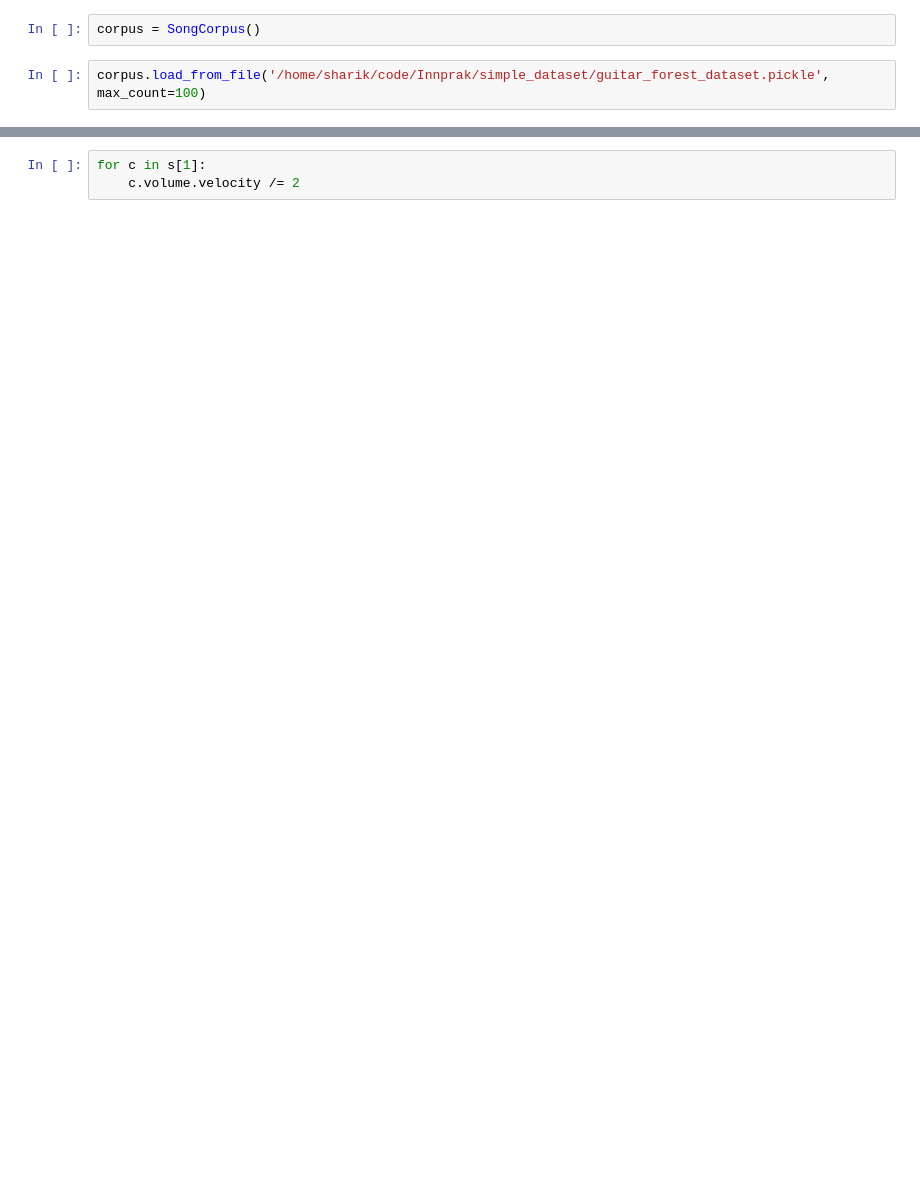
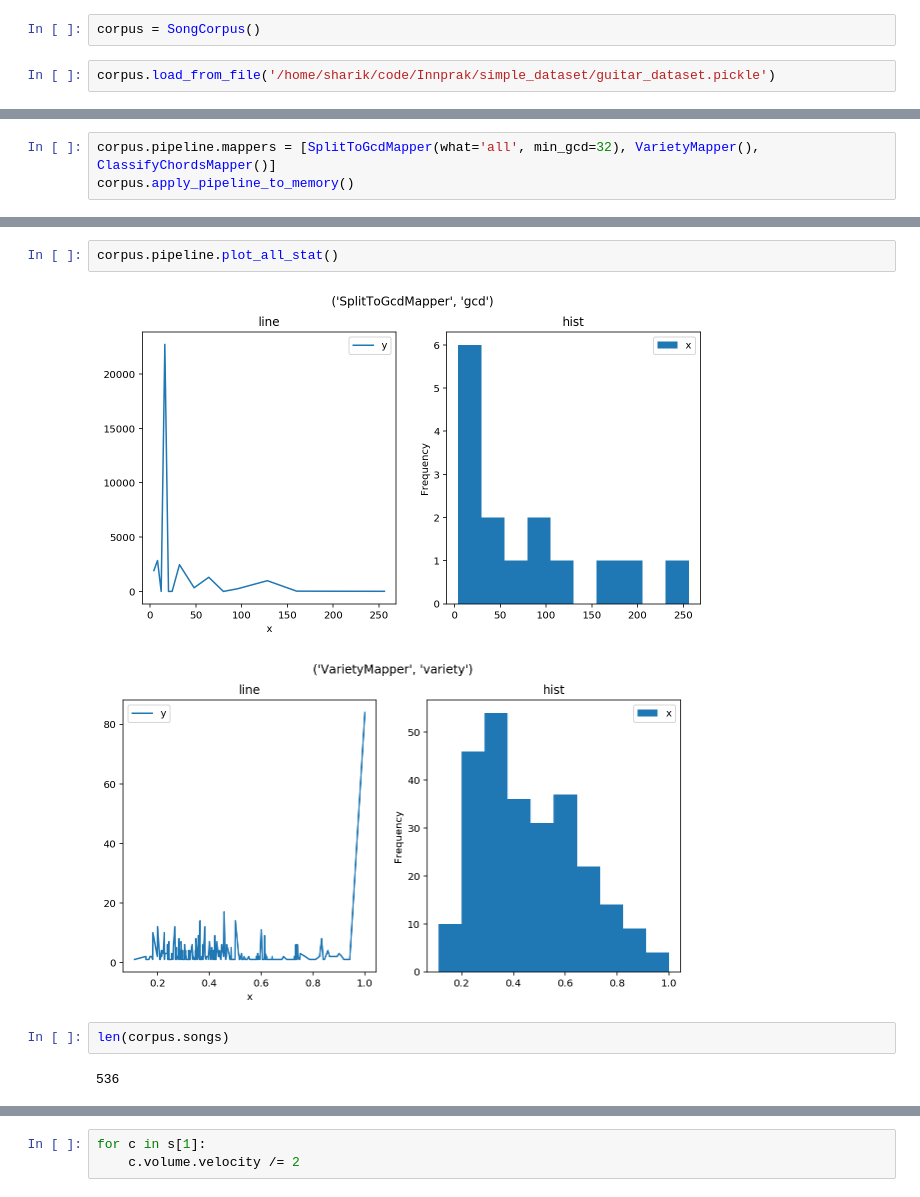
Before and after one commit to nzinov/accompaniator, a Jupyter notebook: ml/simple_dataset_preparing.ipynb, the cells around one changed output, grey strips where cells are left out. Drawn from its saved outputs; the diff is of its cells as text; blank space fills up the shorter version.

Commit message:
Uniformity mapper

```diff
--- a/ml/simple_dataset_preparing.ipynb
+++ b/ml/simple_dataset_preparing.ipynb
@@ -16,5 +17,5 @@ music21.environment.set('musescoreDirectPNGPath', '/usr/bin/musescore')
 # %%
 corpus = SongCorpus()
 # %%
-corpus.load_from_file('/home/sharik/code/Innprak/simple_dataset/guitar_forest_dataset.pickle', max_count=100)
+corpus.load_from_file('/home/sharik/code/Innprak/simple_dataset/guitar_dataset.pickle')
 # %% [output]
@@ -23,0 +23,3 @@ If you're reading this message in another frontend (for example, a static render
+# %%
+corpus.pipeline.mappers = [SplitToGcdMapper(what='all', min_gcd=32), VarietyMapper(), ClassifyChordsMapper()]
+corpus.apply_pipeline_to_memory()
@@ -23,0 +45,9 @@ If you're reading this message in another frontend (for example, a static render
+# %%
+corpus.pipeline.plot_all_stat()
+# %% [output]
+[figure, added]
+[figure, added]
+# %%
+len(corpus.songs)
+# %% [output]
+536
```
Also changed, not shown: parts of 16 cells of this notebook, 5 other files.
